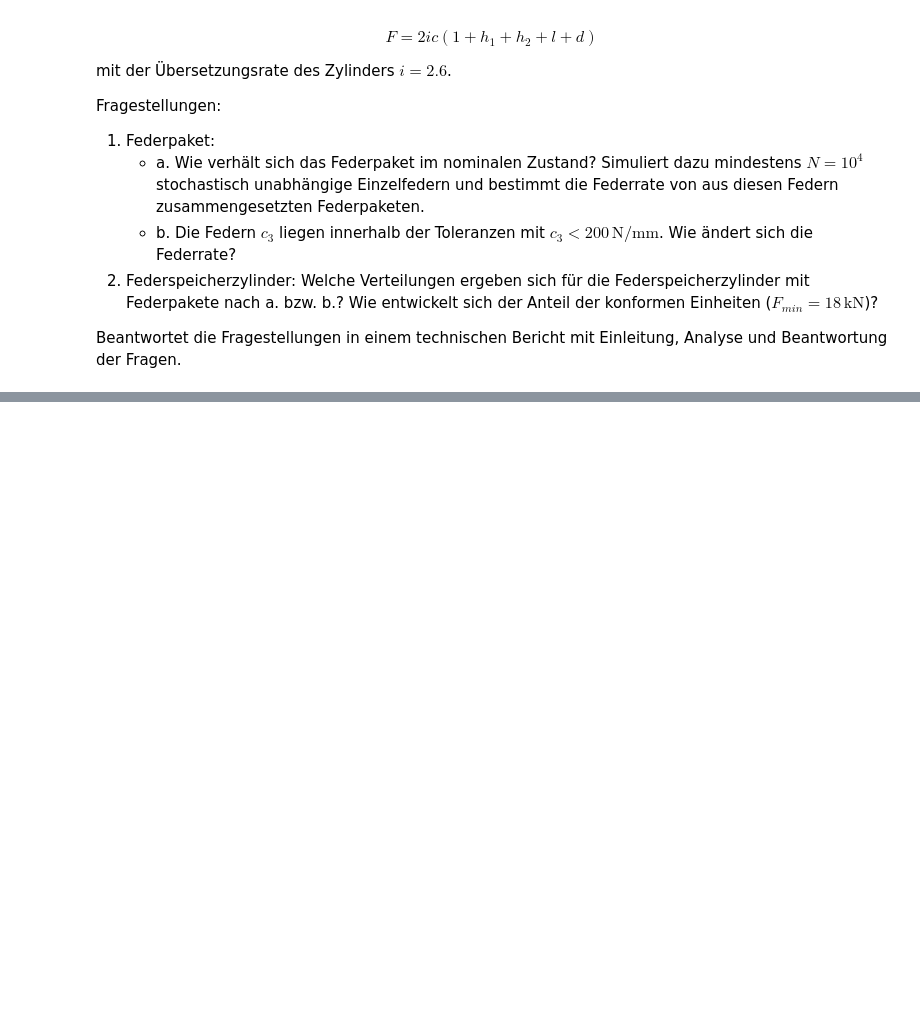
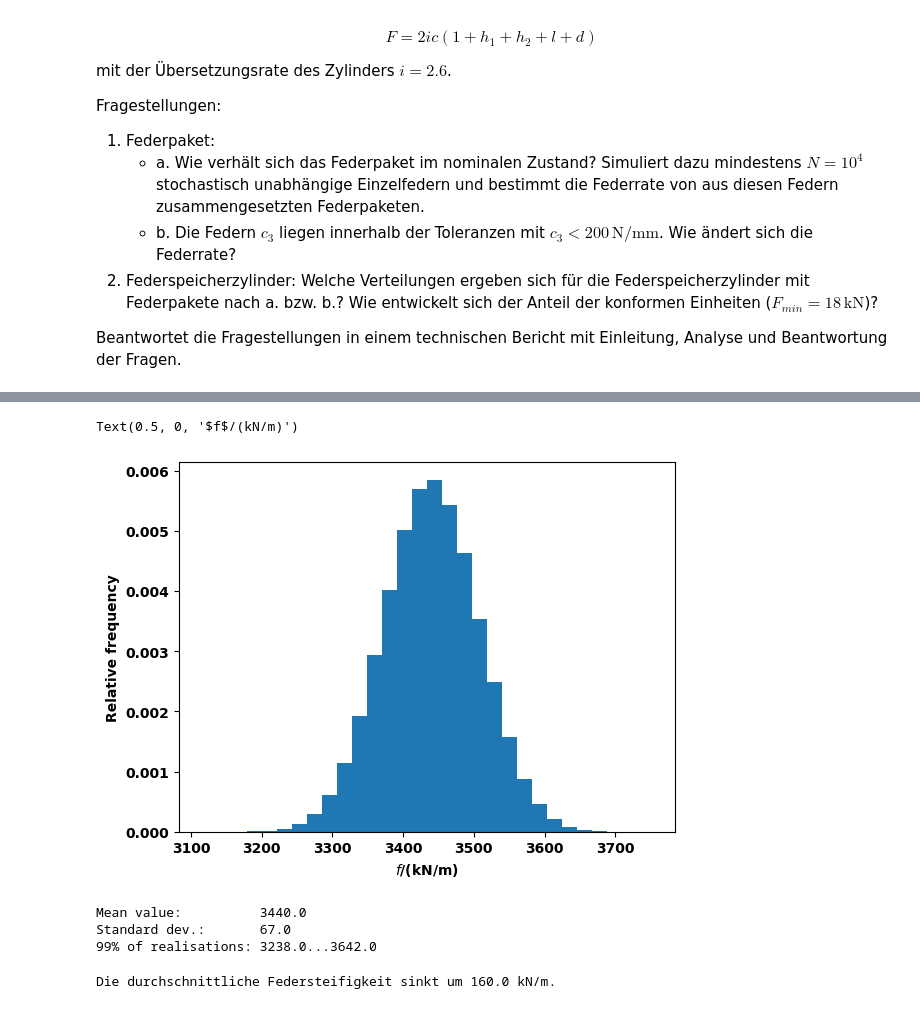
Before and after one commit to FHAC-MdQM/monte-carlo-simulation-LeoSchnuch, a Jupyter notebook: MonteCarlo.ipynb, the cells around one changed output, grey strips where cells are left out. Drawn from its saved outputs; the diff is of its cells as text; code cells hidden in the pictures; blank space fills up the shorter version.

```diff
--- a/MonteCarlo.ipynb
+++ b/MonteCarlo.ipynb
@@ -45,0 +81,30 @@ NameError: name 'aesdhgzhjk' is not defined
+# %%
+#neue Toleranzbänder der Federn - c3 geändert
+#Variable von c auf f geändert
+f1 = rng.uniform(low =80, high = 120, size = S)
+f2 = rng.uniform(low =120, high = 180, size = S)
+f3 = rng.uniform(low =160, high = 200, size = S)
+# %%
+#Gesamt Federsteifigkeit der Federpakete
+f = np.sum (f1, axis = 1)+np.sum (f2, axis = 1)+np.sum (f3, axis = 1)
+# %%
+nbins = 30
+plt.hist(f, density = True, bins = nbins)
+plt.ylabel('Relative frequency')
+plt.xlabel('$f$/(kN/m)')
+# %% [output]
+Text(0.5, 0, '$f$/(kN/m)')
+[figure, added]
+# %%
+print('Mean value:          ' + str(np.round(np.mean(f))))
+print('Standard dev.:       ' + str(np.round(np.std(f))))
+print('99% of realisations: ' + str(np.round(np.mean(f)-3*np.std(f))) + '...' + str(np.round(np.mean(f)+3*np.std(f))))
+# %% [output]
+Mean value:          3440.0
+Standard dev.:       67.0
+99% of realisations: 3238.0...3642.0
+# %%
+d = np.round(np.mean(c)) - np.round(np.mean(f))
+print('Die durchschnittliche Federsteifigkeit sinkt um ' + str(d) + ' kN/m.')
+# %% [output]
+Die durchschnittliche Federsteifigkeit sinkt um 160.0 kN/m.
```
Also changed, not shown: parts of 10 cells of this notebook.
